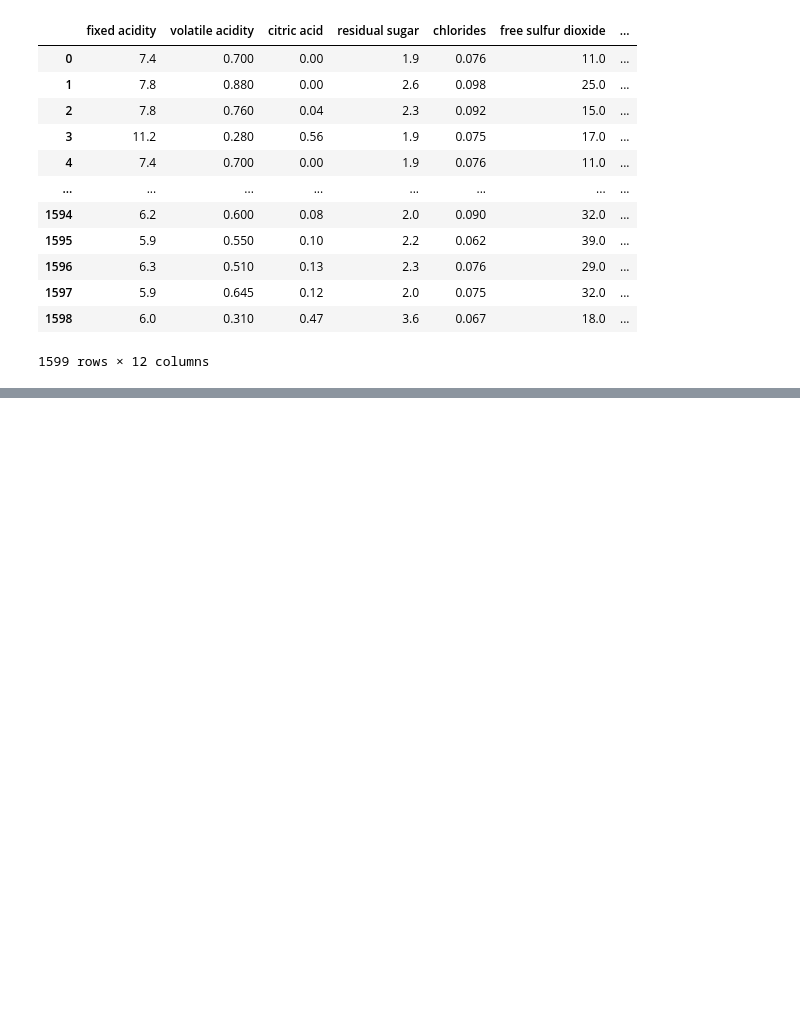
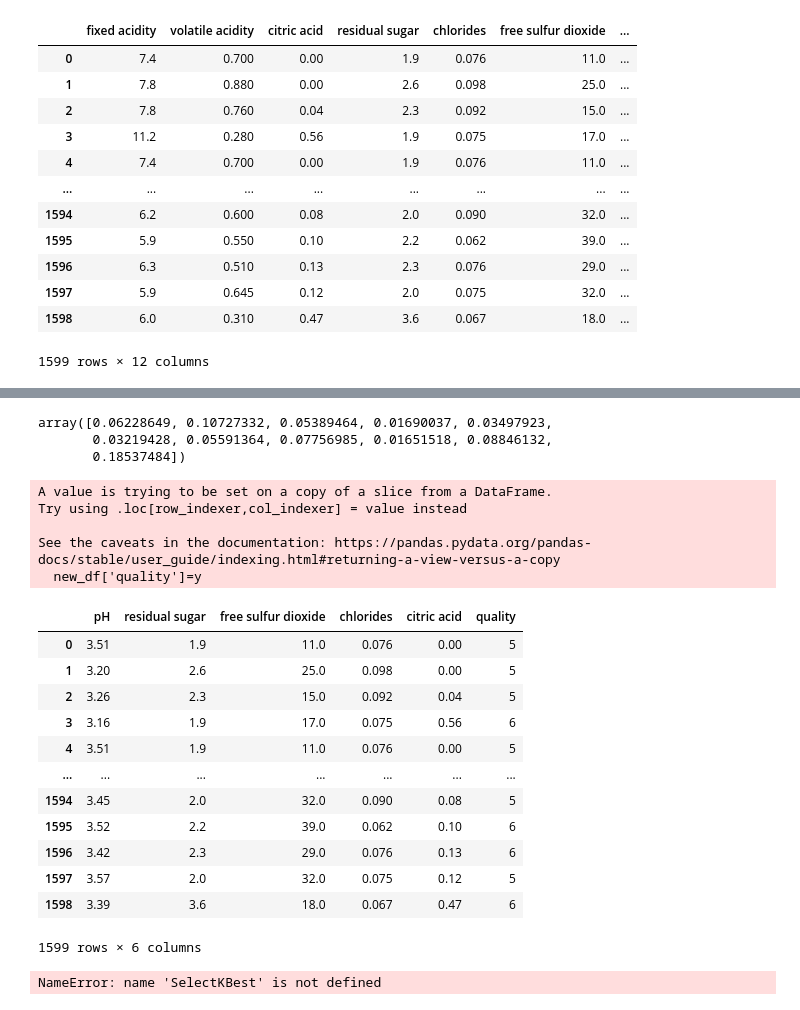
Before and after one commit to rohitranvir/Data-Science, a Jupyter notebook: Feature engineering/class/Feature selection.ipynb, the cells around one changed output, grey strips where cells are left out. Saved outputs shown, nothing was run; the diff lists cells and outputs as text; code cells hidden in the pictures; blank space fills up the shorter version.

```diff
--- a/Feature engineering/class/Feature selection.ipynb
+++ b/Feature engineering/class/Feature selection.ipynb
@@ -163,0 +149,45 @@ Name: quality, Length: 1599, dtype: int64
+# %%
+MI
+# %% [output]
+array([0.06228649, 0.10727332, 0.05389464, 0.01690037, 0.03497923,
+       0.03219428, 0.05591364, 0.07756985, 0.01651518, 0.08846132,
+       0.18537484])
+# %%
+d = pd.DataFrame(MI, index=X.columns, columns=['MI'])
+# %%
+final_cols=d.sort_values(by='MI').index[:5]
+# %%
+new_df=X[final_cols]
+# %%
+new_df['quality']=y
+# %% [output]
+A value is trying to be set on a copy of a slice from a DataFrame.
+Try using .loc[row_indexer,col_indexer] = value instead
+
+See the caveats in the documentation: https://pandas.pydata.org/pandas-docs/stable/user_guide/indexing.html#returning-a-view-versus-a-copy
+  new_df['quality']=y
+# %%
+new_df
+# %% [output]
+|  | pH | residual sugar | free sulfur dioxide | chlorides | citric acid | quality |
+| 0 | 3.51 | 1.9 | 11.0 | 0.076 | 0.00 | 5 |
+| 1 | 3.20 | 2.6 | 25.0 | 0.098 | 0.00 | 5 |
+| 2 | 3.26 | 2.3 | 15.0 | 0.092 | 0.04 | 5 |
+| 3 | 3.16 | 1.9 | 17.0 | 0.075 | 0.56 | 6 |
+| 4 | 3.51 | 1.9 | 11.0 | 0.076 | 0.00 | 5 |
+| ... | ... | ... | ... | ... | ... | ... |
+| 1594 | 3.45 | 2.0 | 32.0 | 0.090 | 0.08 | 5 |
+| 1595 | 3.52 | 2.2 | 39.0 | 0.062 | 0.10 | 6 |
+| 1596 | 3.42 | 2.3 | 29.0 | 0.076 | 0.13 | 6 |
+| 1597 | 3.57 | 2.0 | 32.0 | 0.075 | 0.12 | 5 |
+| 1598 | 3.39 | 3.6 | 18.0 | 0.067 | 0.47 | 6 |
+1599 rows × 6 columns
+# %%
+#Sepearte input and target features
+X=df.drop('quality',axis=1)
+y=df['quality' ]
+
+top_5=SelectKBest(mutual_info_classif,k=5)
+val=top_5.fit(X,y)
+# %% [output]
+NameError: name 'SelectKBest' is not defined
```
Also changed, not shown: parts of 4 cells of this notebook, 18 other files.
